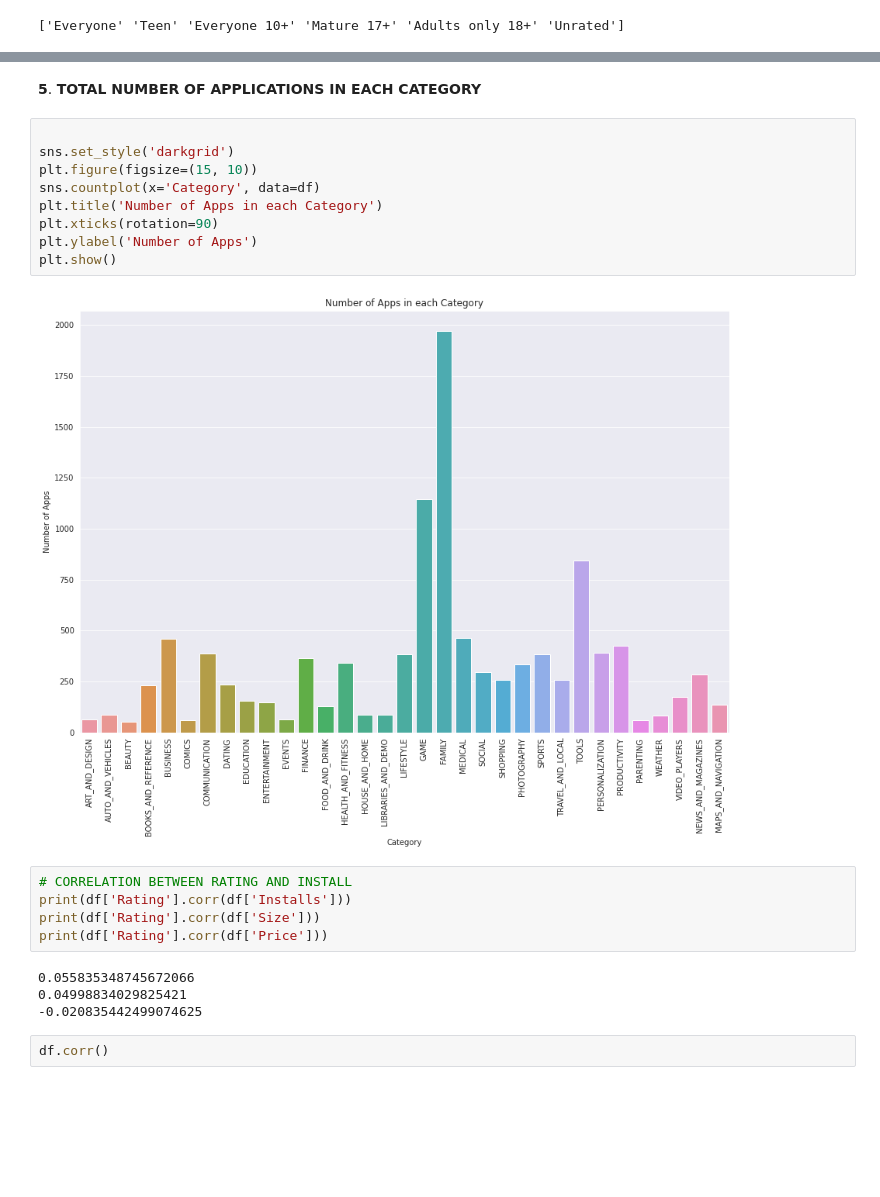
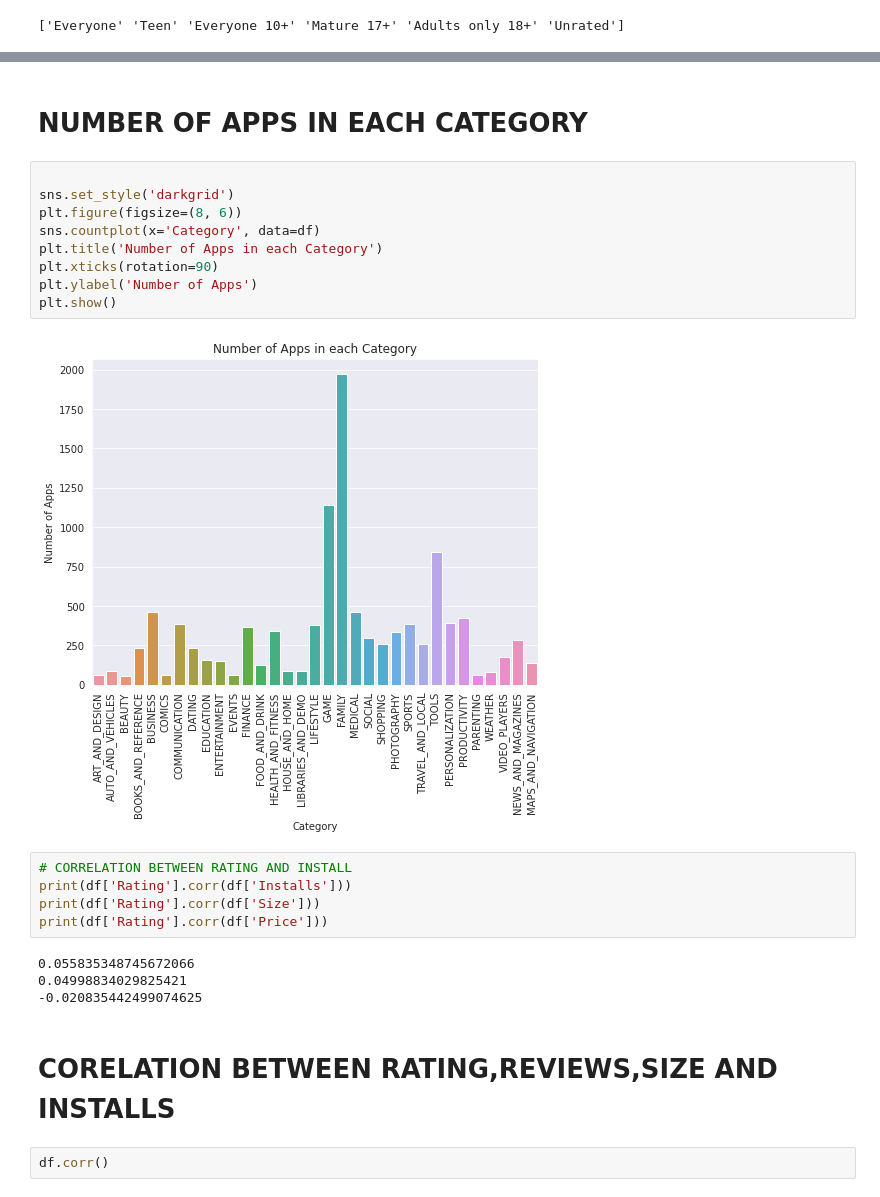
Before and after one commit to manjeetsrivastava/play-store-app-reveiw-analysis, a Jupyter notebook: Copy_of_main_google_play_Capstone_Project.ipynb, the cells around one changed output, grey strips where cells are left out. Cells and saved outputs as stored; diff of their text form; blank space fills up the shorter version.

```diff
--- a/Copy_of_main_google_play_Capstone_Project.ipynb
+++ b/Copy_of_main_google_play_Capstone_Project.ipynb
@@ -463,16 +270,16 @@ print(df4)
 # %% [markdown]
-**5**. **TOTAL NUMBER OF APPLICATIONS IN EACH CATEGORY**
+# NUMBER OF APPS IN EACH CATEGORY
 # %%
 
 sns.set_style('darkgrid')
-plt.figure(figsize=(15, 10))
+plt.figure(figsize=(8, 6))
 sns.countplot(x='Category', data=df)
 plt.title('Number of Apps in each Category')
 plt.xticks(rotation=90)
 plt.ylabel('Number of Apps')
 plt.show()
 # %% [output]
-[figure, old version]
+[figure, new version]
 # %%
 # CORRELATION BETWEEN RATING AND INSTALL
 print(df['Rating'].corr(df['Installs']))
@@ -482,6 +289,8 @@ print(df['Rating'].corr(df['Price']))
 0.055835348745672066
 0.04998834029825421
 -0.020835442499074625
+# %% [markdown]
+# CORELATION BETWEEN RATING,REVIEWS,SIZE AND INSTALLS
 # %%
 df.corr()
 # %% [output]
```
Also changed, not shown: parts of 92 cells of this notebook.
